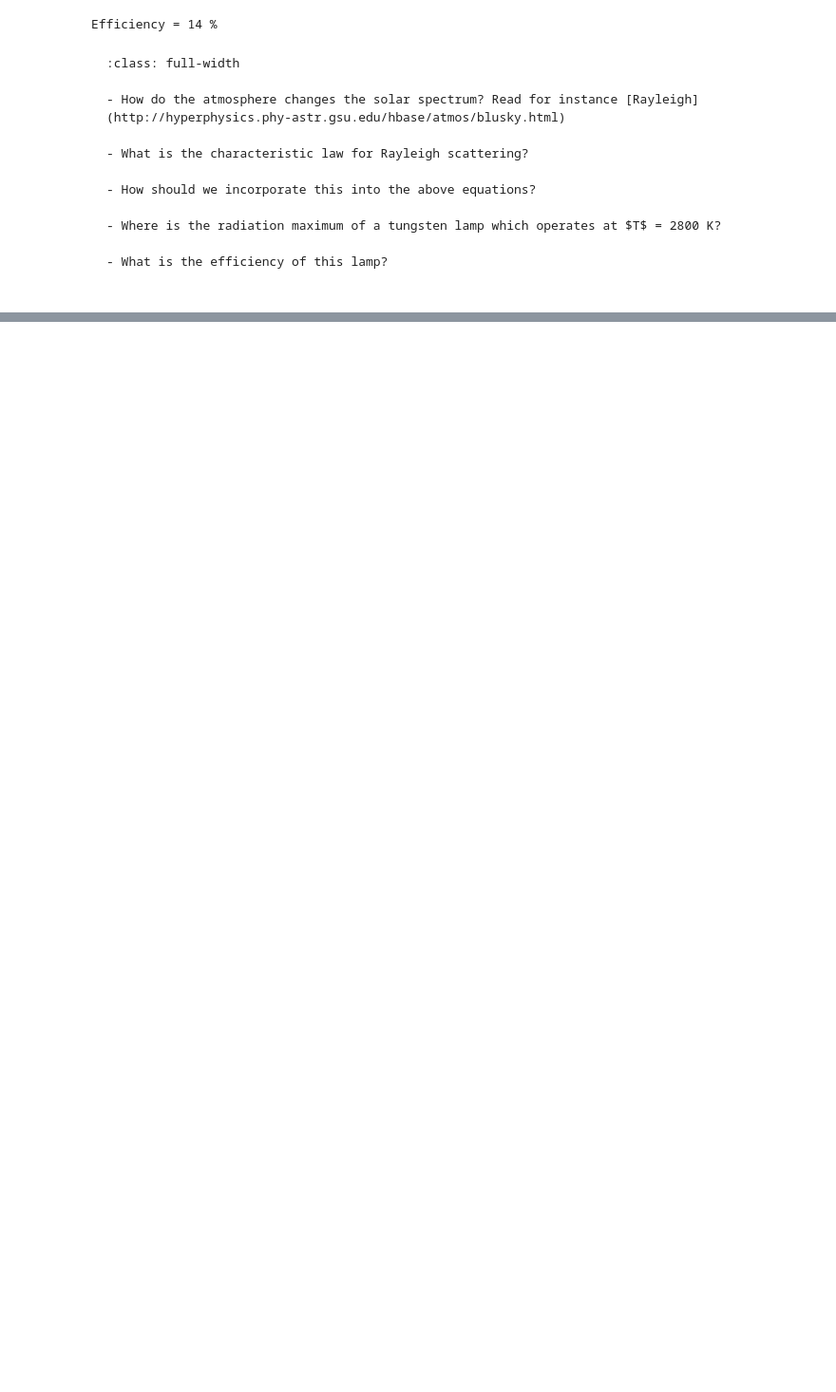
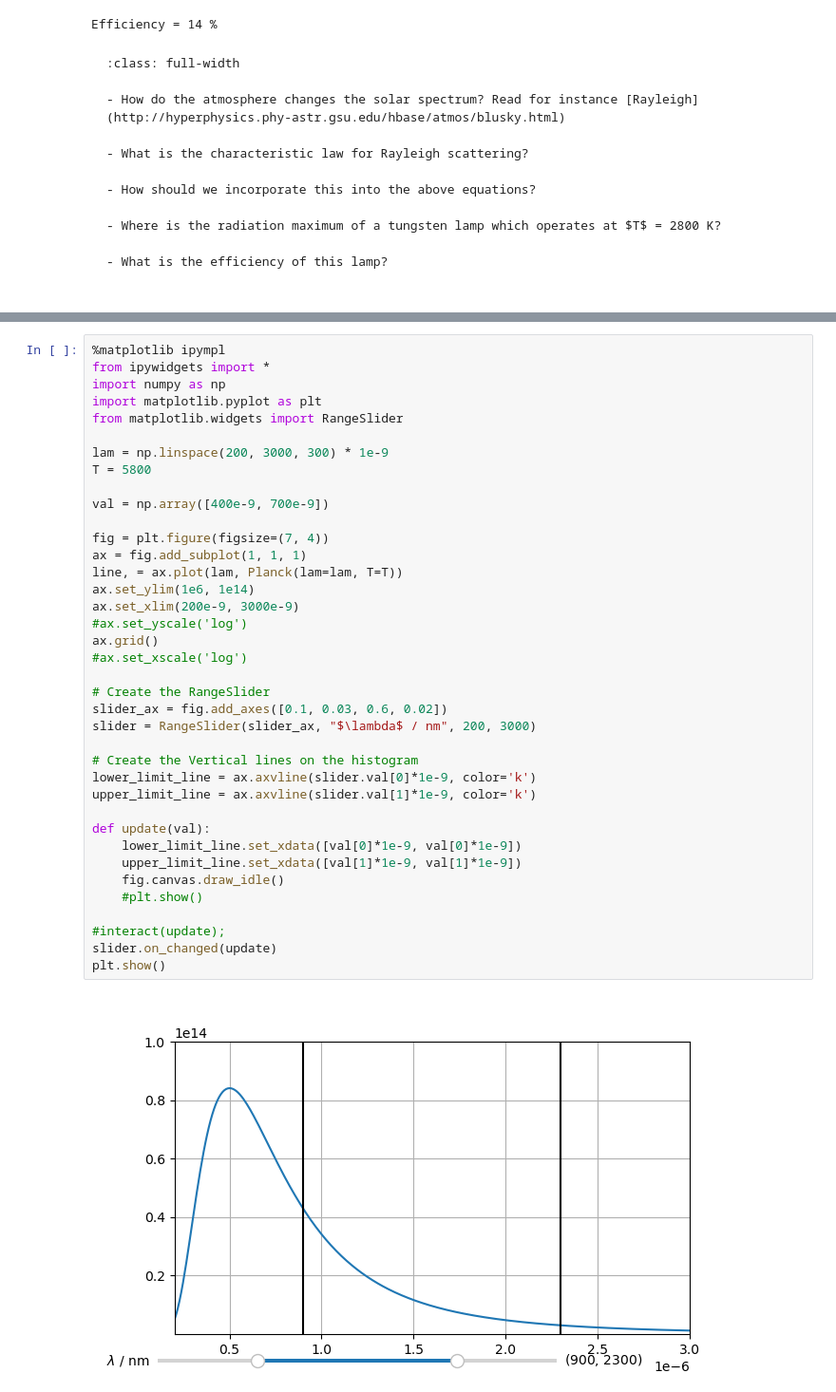
Before and after one commit to GitAndi18/Light, a Jupyter notebook: _build/jupyter_execute/Ch_1/Planck_240315.ipynb, the cells around one changed output, grey strips where cells are left out. Shown: that part at 95% size. Cells and saved outputs as stored; diff of their text form; blank space fills up the shorter version.

```diff
--- a/_build/jupyter_execute/Ch_1/Planck_240315.ipynb
+++ b/_build/jupyter_execute/Ch_1/Planck_240315.ipynb
@@ -114,0 +213,40 @@ Efficiency = 14 %
+# %%
+%matplotlib ipympl
+from ipywidgets import *
+import numpy as np
+import matplotlib.pyplot as plt
+from matplotlib.widgets import RangeSlider
+
+lam = np.linspace(200, 3000, 300) * 1e-9
+T = 5800
+
+val = np.array([400e-9, 700e-9])
+
+fig = plt.figure(figsize=(7, 4))
+ax = fig.add_subplot(1, 1, 1)
+line, = ax.plot(lam, Planck(lam=lam, T=T))
+ax.set_ylim(1e6, 1e14)
+ax.set_xlim(200e-9, 3000e-9)
+#ax.set_yscale('log')
+ax.grid()
+#ax.set_xscale('log')
+
+# Create the RangeSlider
+slider_ax = fig.add_axes([0.1, 0.03, 0.6, 0.02])
+slider = RangeSlider(slider_ax, "$\lambda$ / nm", 200, 3000)
+
+# Create the Vertical lines on the histogram
+lower_limit_line = ax.axvline(slider.val[0]*1e-9, color='k')
+upper_limit_line = ax.axvline(slider.val[1]*1e-9, color='k')
+
+def update(val):
+    lower_limit_line.set_xdata([val[0]*1e-9, val[0]*1e-9])
+    upper_limit_line.set_xdata([val[1]*1e-9, val[1]*1e-9])
+    fig.canvas.draw_idle()
+    #plt.show()
+
+#interact(update);
+slider.on_changed(update)
+plt.show()
+# %% [output]
+[figure, added]
```
Also changed, not shown: parts of 7 cells of this notebook, 33 other files.
